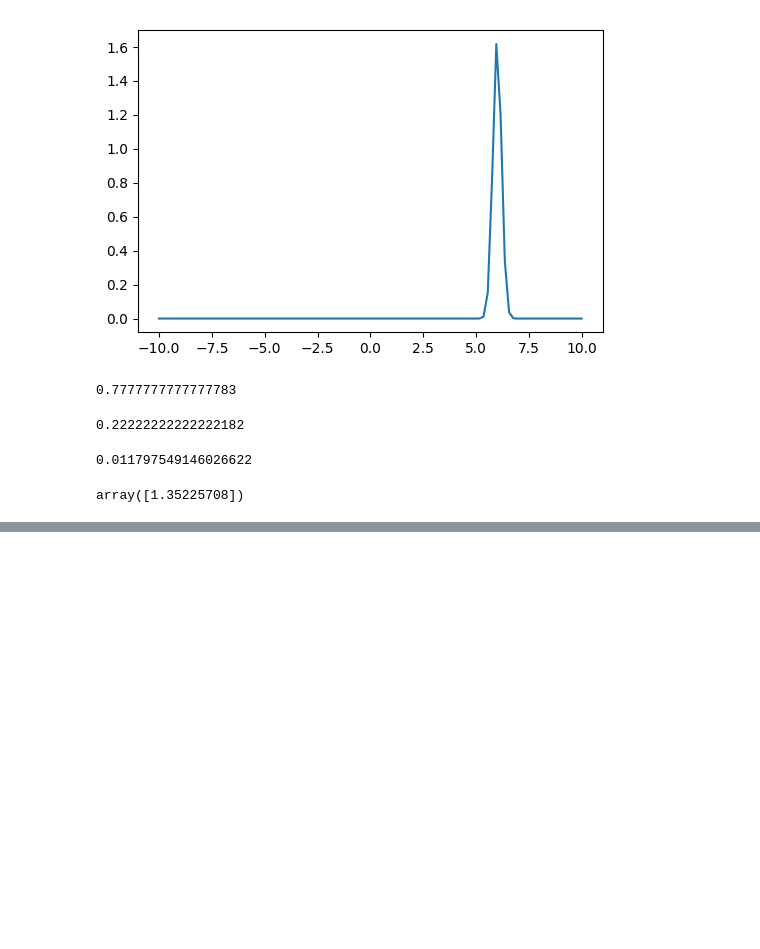
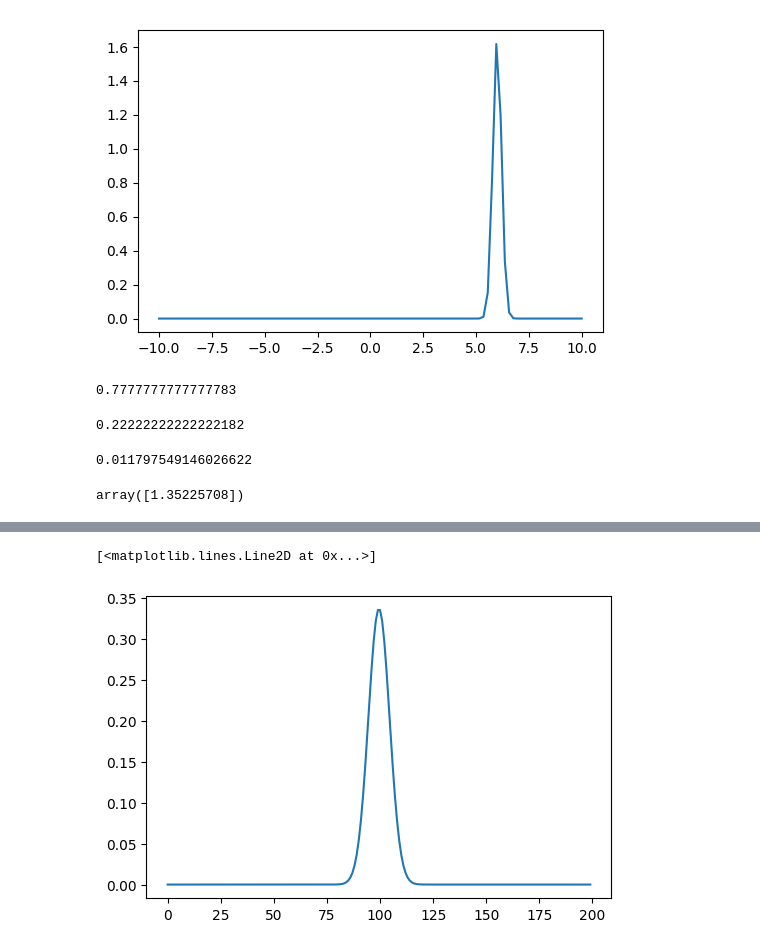
Before and after one commit to stephenhky/IPythonNotebooks, a Jupyter notebook: QuantumEntanglement/TestContinuous3.ipynb, the cells around one changed output, grey strips where cells are left out. Cells and saved outputs as stored; diff of their text form; code cells hidden in the pictures; blank space fills up the shorter version.

```diff
--- a/QuantumEntanglement/TestContinuous3.ipynb
+++ b/QuantumEntanglement/TestContinuous3.ipynb
@@ -55,0 +107,4 @@ plt.plot(x, fn1(5., x))
+# %%
+rho0 = pyqentangle.schmidt.bipartitepurestate_reduceddensitymatrix(distensor, 0)
+# %%
+vals0, vecs0 = np.linalg.eig(rho0)
@@ -55,0 +113,5 @@ plt.plot(x, fn1(5., x))
+# %%
+plt.plot(list(range(200)), vecs0[:, 0])
+# %% [output]
+[<matplotlib.lines.Line2D at 0x...>]
+[figure, added]
```
Also changed, not shown: parts of 20 cells of this notebook, 2 other files.
